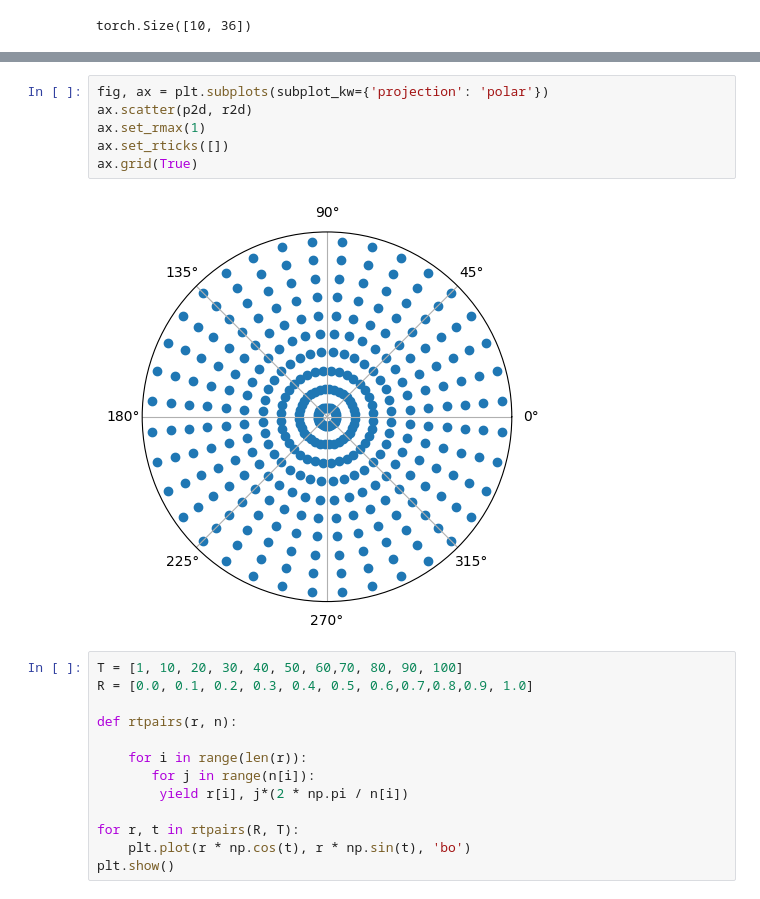
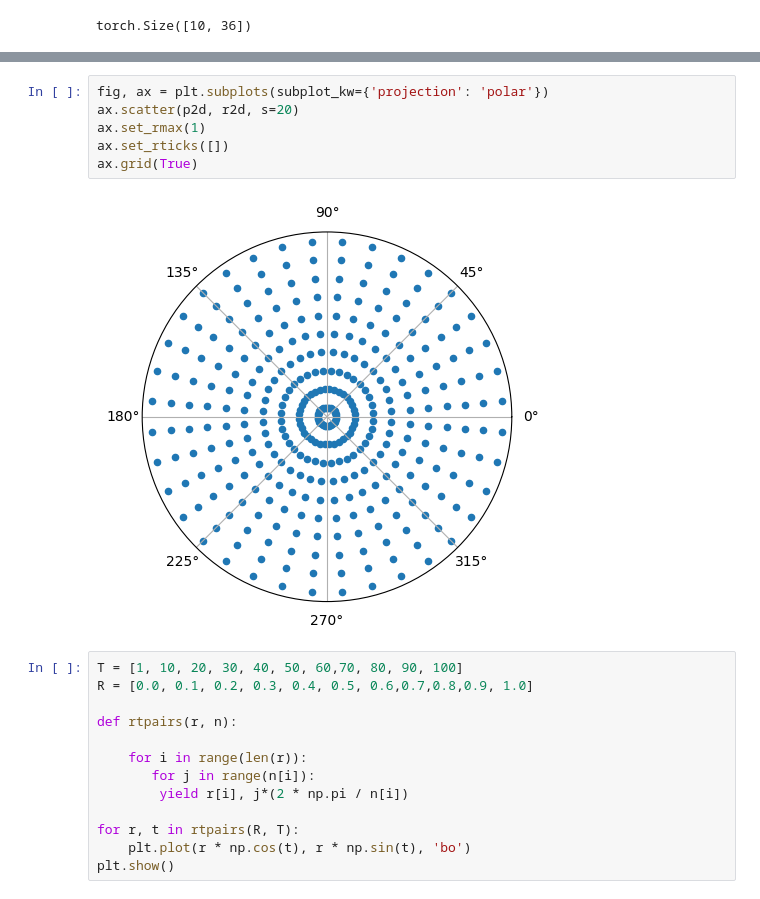
Before and after one commit to ColinKohler/fourier_value_functions, a Jupyter notebook: notebooks/Grid.ipynb, the cells around one changed output, grey strips where cells are left out. Cells and saved outputs as stored; diff of their text form.

```diff
--- a/notebooks/Grid.ipynb
+++ b/notebooks/Grid.ipynb
@@ -42,12 +38,12 @@ ax.grid(True)
 [figure]
 # %%
 fig, ax = plt.subplots(subplot_kw={'projection': 'polar'})
-ax.scatter(p2d, r2d)
+ax.scatter(p2d, r2d, s=20)
 ax.set_rmax(1)
 ax.set_rticks([])
 ax.grid(True)
 # %% [output]
-[figure, old version]
+[figure, new version]
 # %%
 T = [1, 10, 20, 30, 40, 50, 60,70, 80, 90, 100]
 R = [0.0, 0.1, 0.2, 0.3, 0.4, 0.5, 0.6,0.7,0.8,0.9, 1.0]
```
Also changed, not shown: parts of 2 cells of this notebook, 11 other files.
